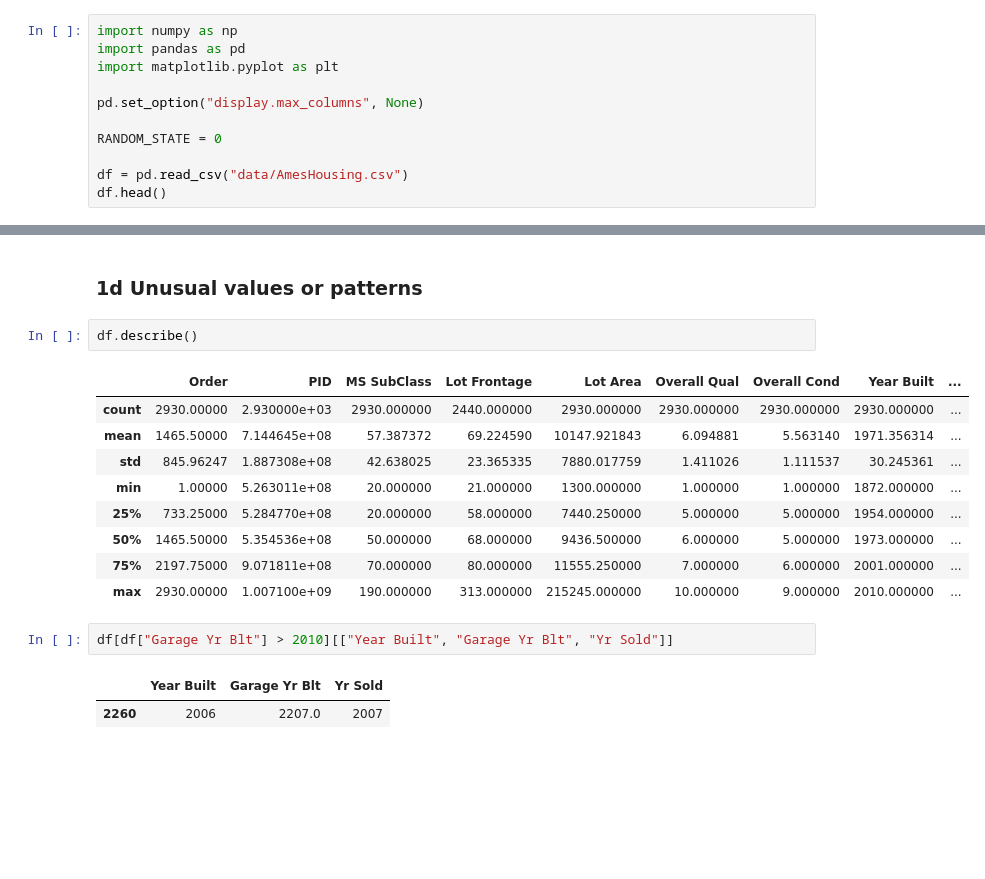
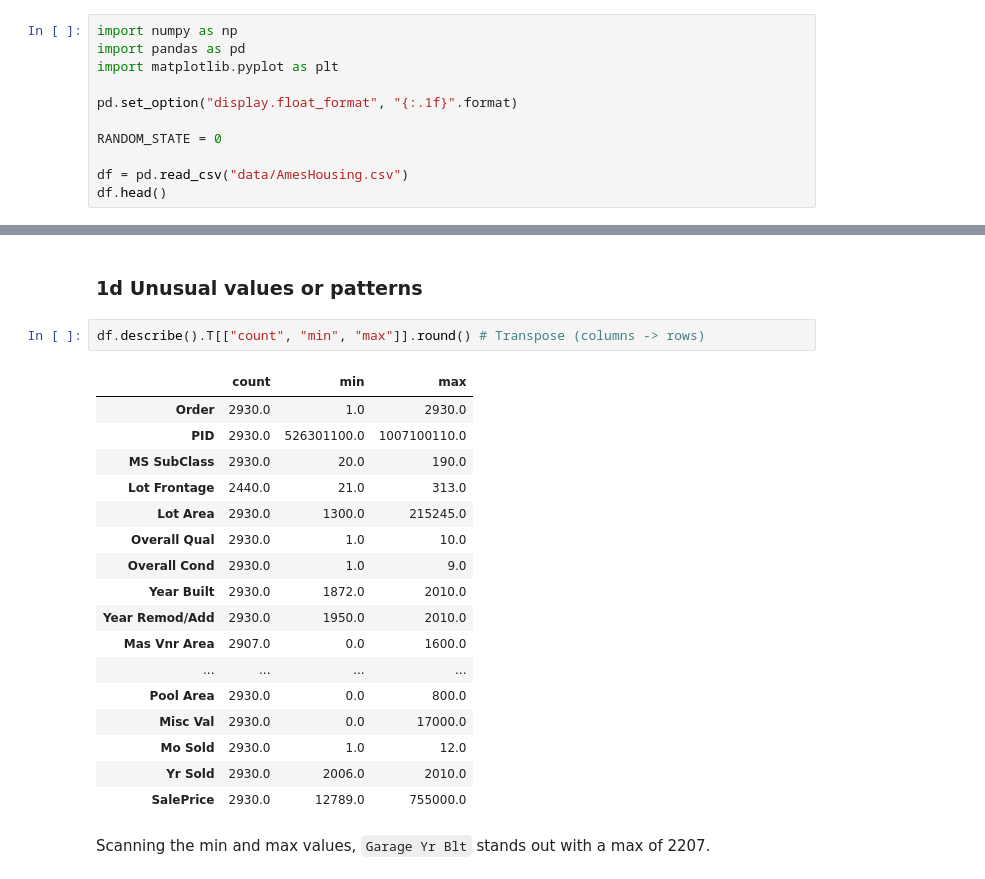
Before and after one commit to J-0-S-E/IE500618-Assignment1, a Jupyter notebook: housing_price_prediction.ipynb, the cells around one changed output, grey strips where cells are left out. Drawn from its saved outputs; the diff is of its cells as text; blank space fills up the shorter version.

```diff
--- a/housing_price_prediction.ipynb
+++ b/housing_price_prediction.ipynb
@@ -11,7 +11,7 @@ import numpy as np
 import pandas as pd
 import matplotlib.pyplot as plt
 
-pd.set_option("display.max_columns", None)
+pd.set_option("display.float_format", "{:.1f}".format)
 
 RANDOM_STATE = 0
 
@@ -170,19 +170,24 @@ Missing Garage Qual: 159
 # %% [markdown]
 ### 1d Unusual values or patterns
 # %%
-df.describe()
+df.describe().T[["count", "min", "max"]].round() # Transpose (columns -> rows)
 # %% [output]
-|  | Order | PID | MS SubClass | Lot Frontage | Lot Area | Overall Qual | Overall Cond | Year Built | ... |
-| count | 2930.00000 | 2.930000e+03 | 2930.000000 | 2440.000000 | 2930.000000 | 2930.000000 | 2930.000000 | 2930.000000 | ... |
-| mean | 1465.50000 | 7.144645e+08 | 57.387372 | 69.224590 | 10147.921843 | 6.094881 | 5.563140 | 1971.356314 | ... |
-| std | 845.96247 | 1.887308e+08 | 42.638025 | 23.365335 | 7880.017759 | 1.411026 | 1.111537 | 30.245361 | ... |
-| min | 1.00000 | 5.263011e+08 | 20.000000 | 21.000000 | 1300.000000 | 1.000000 | 1.000000 | 1872.000000 | ... |
-| 25% | 733.25000 | 5.284770e+08 | 20.000000 | 58.000000 | 7440.250000 | 5.000000 | 5.000000 | 1954.000000 | ... |
-| 50% | 1465.50000 | 5.354536e+08 | 50.000000 | 68.000000 | 9436.500000 | 6.000000 | 5.000000 | 1973.000000 | ... |
-| 75% | 2197.75000 | 9.071811e+08 | 70.000000 | 80.000000 | 11555.250000 | 7.000000 | 6.000000 | 2001.000000 | ... |
-| max | 2930.00000 | 1.007100e+09 | 190.000000 | 313.000000 | 215245.000000 | 10.000000 | 9.000000 | 2010.000000 | ... |
+|  | count | min | max |
+| Order | 2930.0 | 1.0 | 2930.0 |
+| PID | 2930.0 | 526301100.0 | 1007100110.0 |
+| MS SubClass | 2930.0 | 20.0 | 190.0 |
+| Lot Frontage | 2440.0 | 21.0 | 313.0 |
+| Lot Area | 2930.0 | 1300.0 | 215245.0 |
+| Overall Qual | 2930.0 | 1.0 | 10.0 |
+| Overall Cond | 2930.0 | 1.0 | 9.0 |
+| Year Built | 2930.0 | 1872.0 | 2010.0 |
+| Year Remod/Add | 2930.0 | 1950.0 | 2010.0 |
+| Mas Vnr Area | 2907.0 | 0.0 | 1600.0 |
+| ... | ... | ... | ... |
+| Pool Area | 2930.0 | 0.0 | 800.0 |
+| Misc Val | 2930.0 | 0.0 | 17000.0 |
+| Mo Sold | 2930.0 | 1.0 | 12.0 |
+| Yr Sold | 2930.0 | 2006.0 | 2010.0 |
+| SalePrice | 2930.0 | 12789.0 | 755000.0 |
-# %%
-df[df["Garage Yr Blt"] > 2010][["Year Built", "Garage Yr Blt", "Yr Sold"]]
-# %% [output]
-|  | Year Built | Garage Yr Blt | Yr Sold |
-| 2260 | 2006 | 2207.0 | 2007 |
+# %% [markdown]
+Scanning the min and max values, `Garage Yr Blt` stands out with a max of 2207.
```
Also changed, not shown: parts of 51 cells of this notebook.
